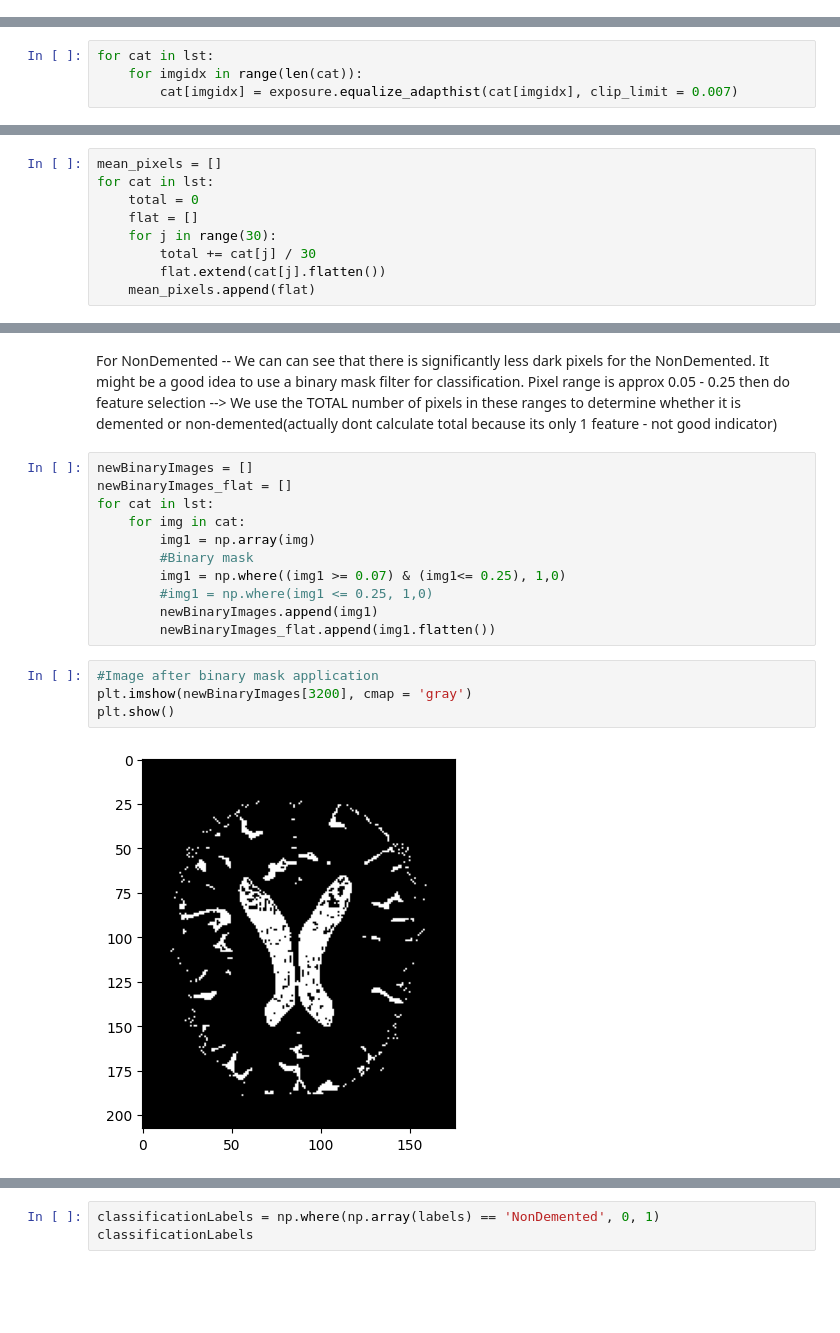
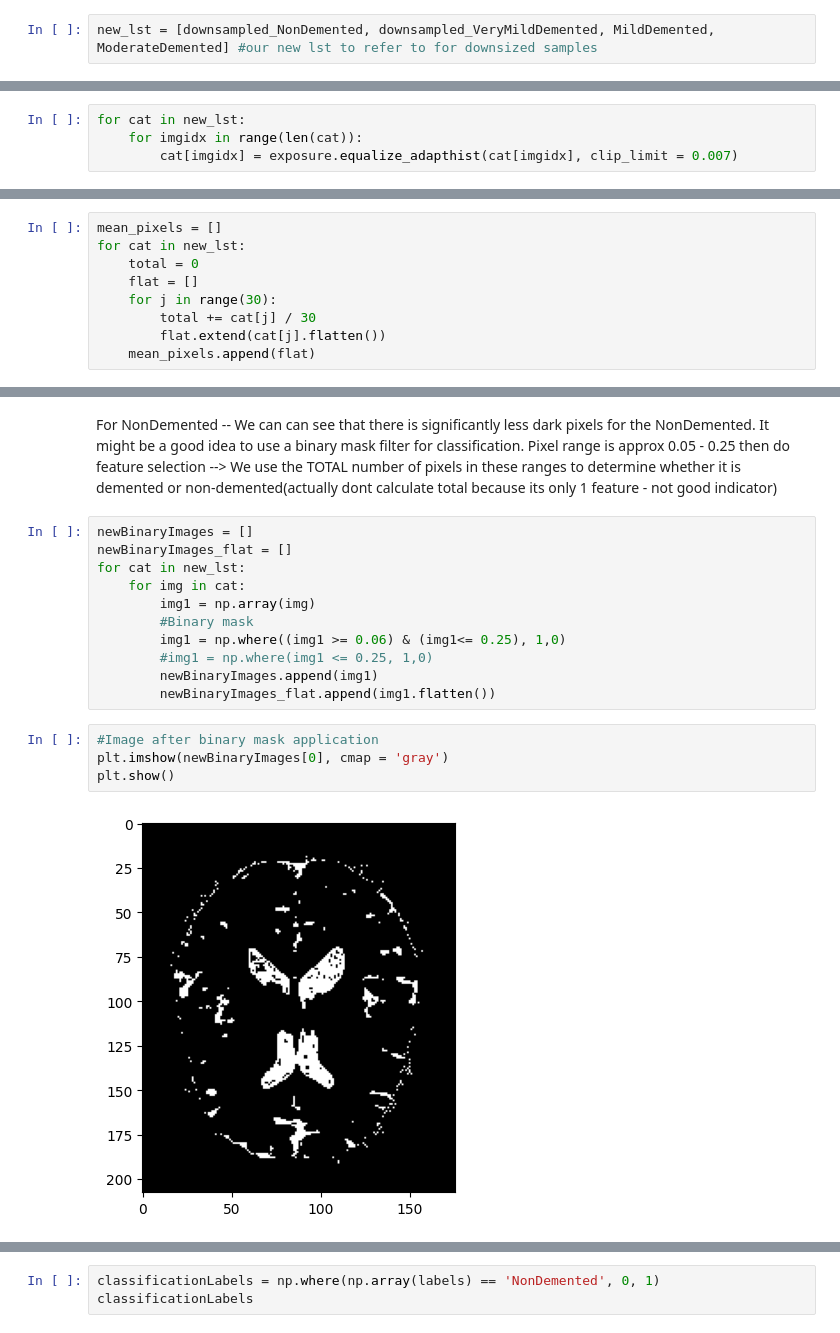
Before and after one commit to Shiraishie/Alzheimer-Detection, a Jupyter notebook: Alzheimer.ipynb, the cells around one changed output, grey strips where cells are left out. Cells and saved outputs as stored; diff of their text form; blank space fills up the shorter version.

```diff
--- a/Alzheimer.ipynb
+++ b/Alzheimer.ipynb
@@ -130 +147,3 @@ plt.imshow(new_ModerateDemented[0], cmap = 'gray')
+# %%
+new_lst = [downsampled_NonDemented, downsampled_VeryMildDemented, MildDemented, ModerateDemented] #our new lst to refer to for downsized samples
 # %%
@@ -168,6 +187,6 @@ plt.show()
 # %% [output]
 [figure]
 # %%
-for cat in lst:
+for cat in new_lst:
     for imgidx in range(len(cat)):
         cat[imgidx] = exposure.equalize_adapthist(cat[imgidx], clip_limit = 0.007)
@@ -183,7 +196,7 @@ plt.show()
 Lets now analyse the the pixels of a 'mean' image of 60 images from each class, changing the scale from [0,1]
 # %%
 mean_pixels = []
-for cat in lst:
+for cat in new_lst:
     total = 0
     flat = []
     for j in range(30):
@@ -206,17 +219,17 @@ For NonDemented -- We can can see that there is significantly less dark pixels f
 # %%
 newBinaryImages = []
 newBinaryImages_flat = []
-for cat in lst:
+for cat in new_lst:
     for img in cat:
         img1 = np.array(img)
         #Binary mask
-        img1 = np.where((img1 >= 0.07) & (img1<= 0.25), 1,0)
+        img1 = np.where((img1 >= 0.06) & (img1<= 0.25), 1,0)
         #img1 = np.where(img1 <= 0.25, 1,0)
         newBinaryImages.append(img1)
         newBinaryImages_flat.append(img1.flatten())
 # %%
 #Image after binary mask application
-plt.imshow(newBinaryImages[3200], cmap = 'gray')
+plt.imshow(newBinaryImages[0], cmap = 'gray')
 plt.show()
 # %% [output]
-[figure, old version]
+[figure, new version]
```
Also changed, not shown: parts of 19 cells of this notebook.
